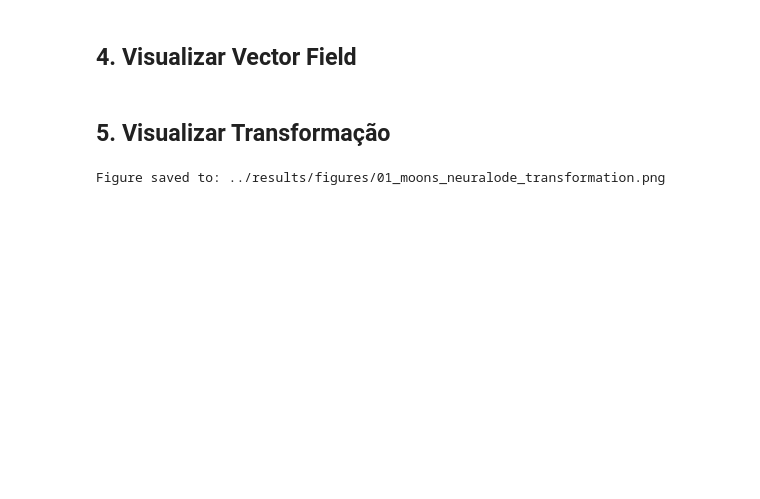
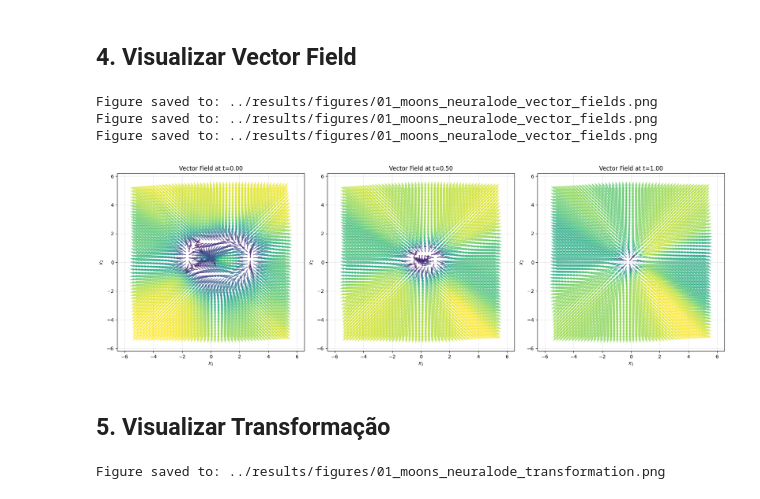
Before and after one commit to lucascbarbosa/flow, a Jupyter notebook: notebooks/01_neural_ode_2d.ipynb, the cells around one changed output. Saved outputs shown, nothing was run; the diff lists cells and outputs as text; code cells hidden in the pictures; blank space fills up the shorter version.

Commit message:
✨ FIXED NEURALODE

```diff
--- a/notebooks/01_neural_ode_2d.ipynb
+++ b/notebooks/01_neural_ode_2d.ipynb
@@ -124,21 +119,26 @@ Figure saved to: ../results/figures/01_moons_neuralode_trajectories.png
 # %%
 # Plotar vector field em diferentes tempos
 fig, axes = plt.subplots(1, 3, figsize=(18, 6))
 for i, t in enumerate([0.0, 0.5, 1.0]):
     Synthetic2DViz.plot_vector_field(
         model,
         xlim=(-5, 5),
         ylim=(-5, 5),
-        n_grid=30,
+        n_grid=50,
         t=t,
         ax=axes[i],
         save_path=os.path.join(
             FIGURES_DIR,
             f'01_{DATASET_NAME}_{MODEL_NAME}_vector_fields.png'
         )
     )
 plt.tight_layout()
 plt.show()
+# %% [output]
+Figure saved to: ../results/figures/01_moons_neuralode_vector_fields.png
+Figure saved to: ../results/figures/01_moons_neuralode_vector_fields.png
+Figure saved to: ../results/figures/01_moons_neuralode_vector_fields.png
+[figure, added]
 # %% [markdown]
 ## 5. Visualizar Transformação
 # %%
```
Also changed, not shown: parts of 3 cells of this notebook, 2 other files.
